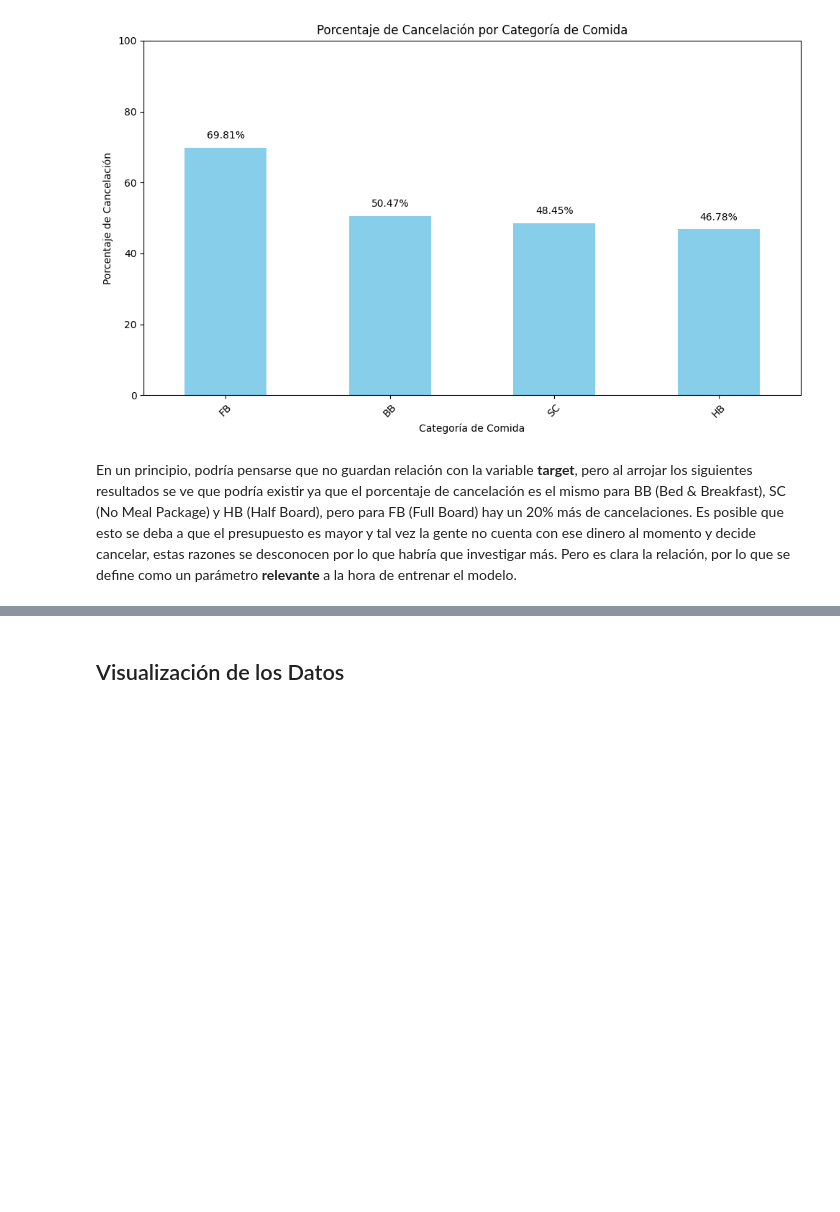
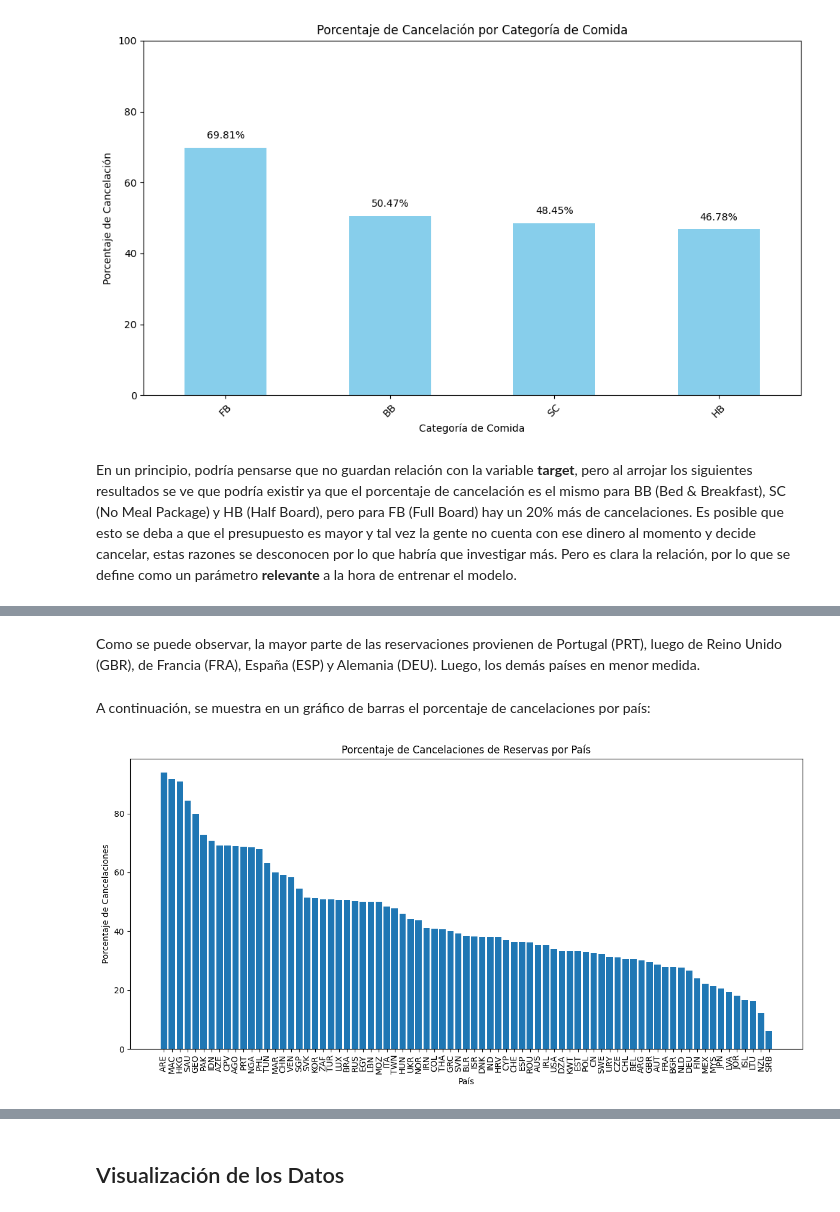
Before and after one commit to InspectorDave/OrgaDeDatos-TPs, a Jupyter notebook: 7506R_TP1_GRUPO11_CHP1_ENTREGA.ipynb, the cells around one changed output, grey strips where cells are left out. Saved outputs shown, nothing was run; the diff lists cells and outputs as text; code cells hidden in the pictures; blank space fills up the shorter version.

```diff
--- a/7506R_TP1_GRUPO11_CHP1_ENTREGA.ipynb
+++ b/7506R_TP1_GRUPO11_CHP1_ENTREGA.ipynb
@@ -975,0 +997,23 @@ En un principio, podría pensarse que no guardan relación con la variable **tar
+# %% [markdown]
+Como se puede observar, la mayor parte de las reservaciones provienen de Portugal (PRT), luego de Reino Unido (GBR), de Francia (FRA), España (ESP) y Alemania (DEU). Luego, los demás países en menor medida.
+# %% [markdown]
+A continuación, se muestra en un gráfico de barras el porcentaje de cancelaciones por país:
+# %%
+country_counts = hotels_df['country'].value_counts()
+countries_with_more_than_10_reservations = country_counts[country_counts > 10].index
+filtered_df = hotels_df[hotels_df['country'].isin(countries_with_more_than_10_reservations)]
+cancelation_percentages = (filtered_df.groupby('country')['is_canceled'].mean() * 100).reset_index()
+cancelation_percentages = cancelation_percentages.sort_values(by='is_canceled', ascending=False)
+
+plt.figure(figsize=(12, 6))
+plt.bar(cancelation_percentages['country'], cancelation_percentages['is_canceled'])
+plt.xlabel('País')
+plt.ylabel('Porcentaje de Cancelaciones')
+plt.title('Porcentaje de Cancelaciones de Reservas por País')
+plt.xticks(rotation=90)
+plt.tight_layout()
+plt.show()
+
+hotels_df = hotels_df_backup
+# %% [output]
+[figure, added]
```
Also changed, not shown: parts of 5 cells of this notebook.
